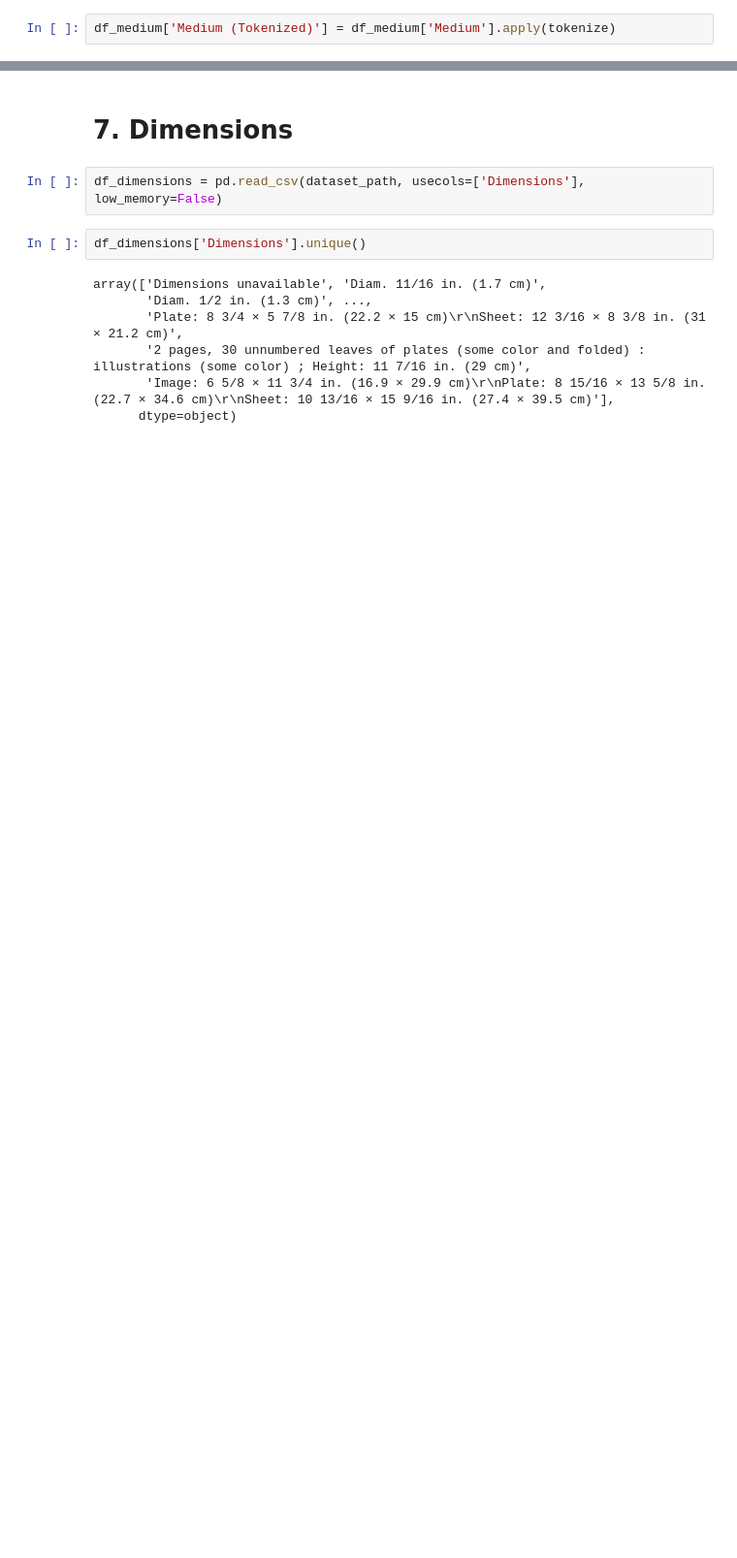
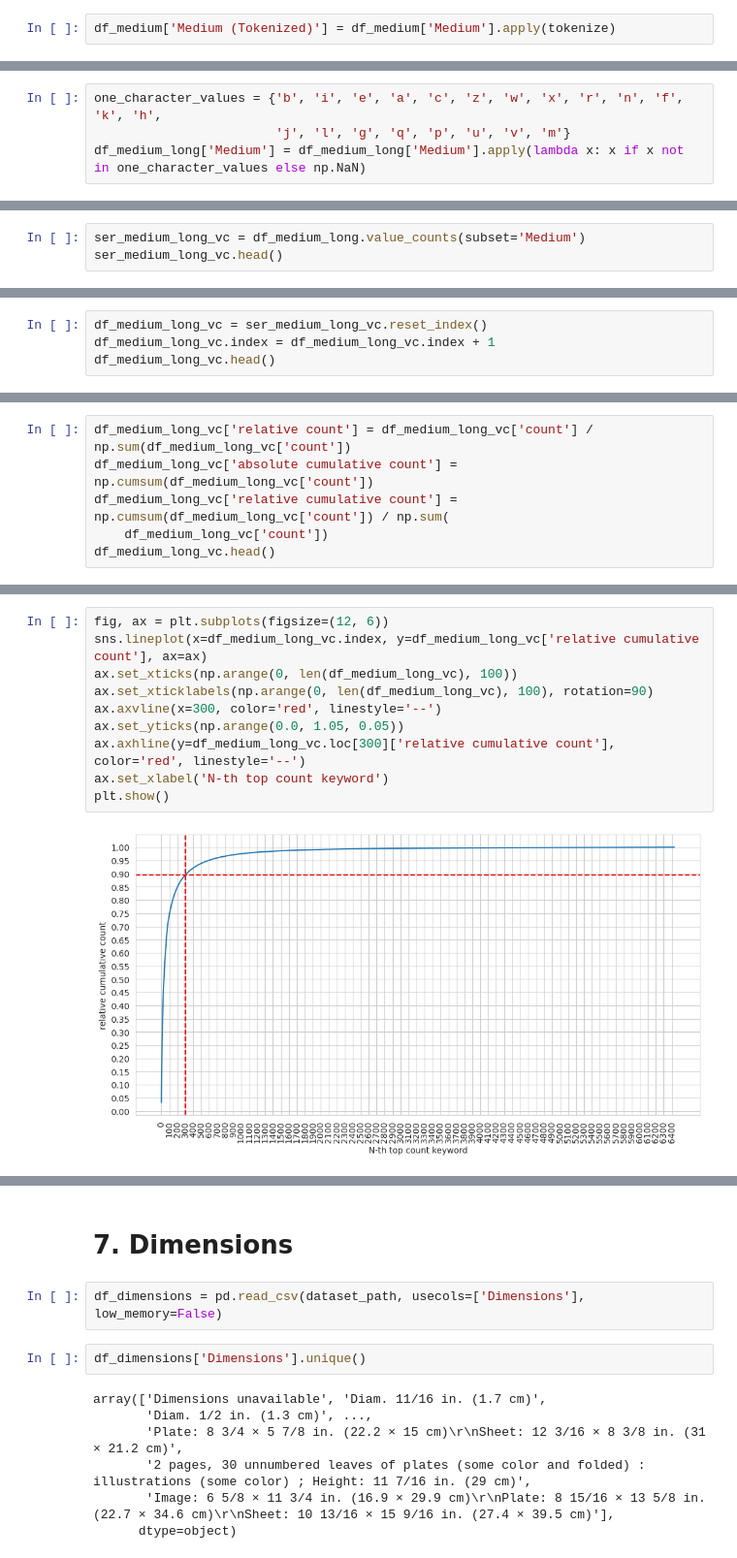
Before and after one commit to nickobard/Data-Preprocessing-Course, a Jupyter notebook: 01/01_homework.ipynb, the cells around one changed output, grey strips where cells are left out. Shown at 97% size. Drawn from its saved outputs; the diff is of its cells as text; blank space fills up the shorter version.

Commit message:
Almost done medium

```diff
--- a/01/01_homework.ipynb
+++ b/01/01_homework.ipynb
@@ -2722,0 +2266,4 @@ df_medium['Cleaned'] = df_medium['Medium (Tokenized)']
+# %%
+one_character_values = {'b', 'i', 'e', 'a', 'c', 'z', 'w', 'x', 'r', 'n', 'f', 'k', 'h',
+                        'j', 'l', 'g', 'q', 'p', 'u', 'v', 'm'}
+df_medium_long['Medium'] = df_medium_long['Medium'].apply(lambda x: x if x not in one_character_values else np.NaN)
@@ -2722,0 +2273,3 @@ df_medium['Cleaned'] = df_medium['Medium (Tokenized)']
+# %%
+ser_medium_long_vc = df_medium_long.value_counts(subset='Medium')
+ser_medium_long_vc.head()
@@ -2722,0 +2294,4 @@ df_medium['Cleaned'] = df_medium['Medium (Tokenized)']
+# %%
+df_medium_long_vc = ser_medium_long_vc.reset_index()
+df_medium_long_vc.index = df_medium_long_vc.index + 1
+df_medium_long_vc.head()
@@ -2722,0 +2305,6 @@ df_medium['Cleaned'] = df_medium['Medium (Tokenized)']
+# %%
+df_medium_long_vc['relative count'] = df_medium_long_vc['count'] / np.sum(df_medium_long_vc['count'])
+df_medium_long_vc['absolute cumulative count'] = np.cumsum(df_medium_long_vc['count'])
+df_medium_long_vc['relative cumulative count'] = np.cumsum(df_medium_long_vc['count']) / np.sum(
+    df_medium_long_vc['count'])
+df_medium_long_vc.head()
@@ -2722,0 +2318,12 @@ df_medium['Cleaned'] = df_medium['Medium (Tokenized)']
+# %%
+fig, ax = plt.subplots(figsize=(12, 6))
+sns.lineplot(x=df_medium_long_vc.index, y=df_medium_long_vc['relative cumulative count'], ax=ax)
+ax.set_xticks(np.arange(0, len(df_medium_long_vc), 100))
+ax.set_xticklabels(np.arange(0, len(df_medium_long_vc), 100), rotation=90)
+ax.axvline(x=300, color='red', linestyle='--')
+ax.set_yticks(np.arange(0.0, 1.05, 0.05))
+ax.axhline(y=df_medium_long_vc.loc[300]['relative cumulative count'], color='red', linestyle='--')
+ax.set_xlabel('N-th top count keyword')
+plt.show()
+# %% [output]
+[figure, added]
```
Also changed, not shown: parts of 173 cells of this notebook.
